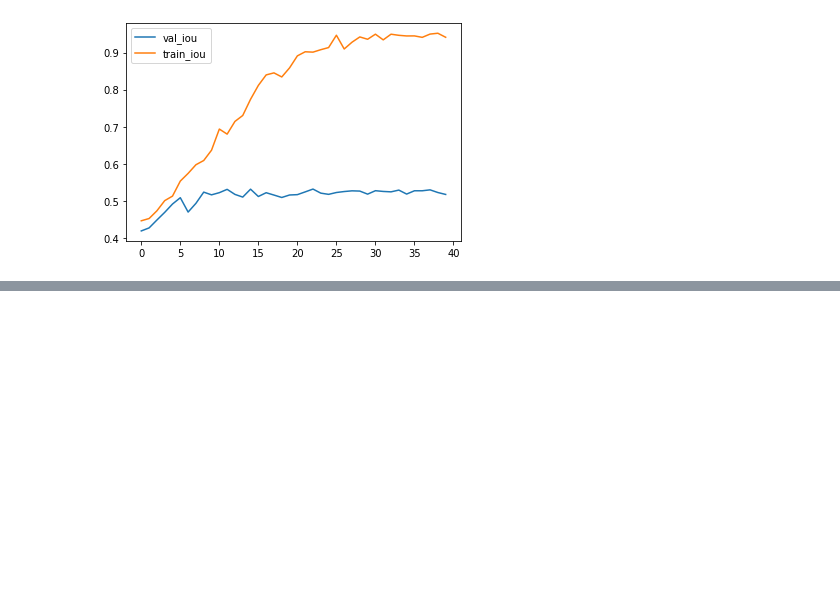
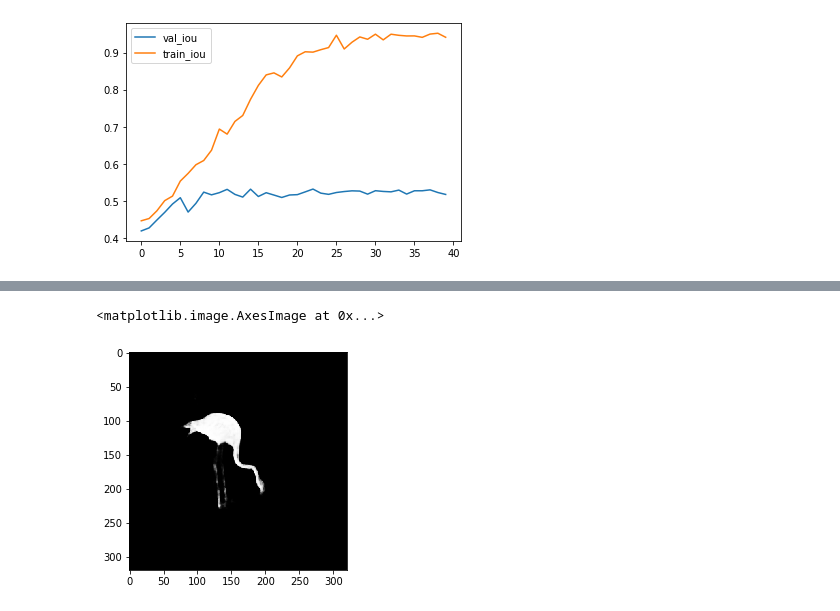
Before and after one commit to thisisashukla/computer-vision, a Jupyter notebook: 5_segmentation/05_segmentation_models.ipynb, the cells around one changed output, grey strips where cells are left out. Cells and saved outputs as stored; diff of their text form; code cells hidden in the pictures; blank space fills up the shorter version.

```diff
--- a/5_segmentation/05_segmentation_models.ipynb
+++ b/5_segmentation/05_segmentation_models.ipynb
@@ -450,0 +506,5 @@ visualize(testGen[0][0][0:5], pred[0:5], title = 'Prediction')
+# %%
+plt.imshow(pred[0][:, :, 1], cmap = 'gray')
+# %% [output]
+<matplotlib.image.AxesImage at 0x...>
+[figure, added]
```
Also changed, not shown: parts of 4 cells of this notebook, 9 other files.
